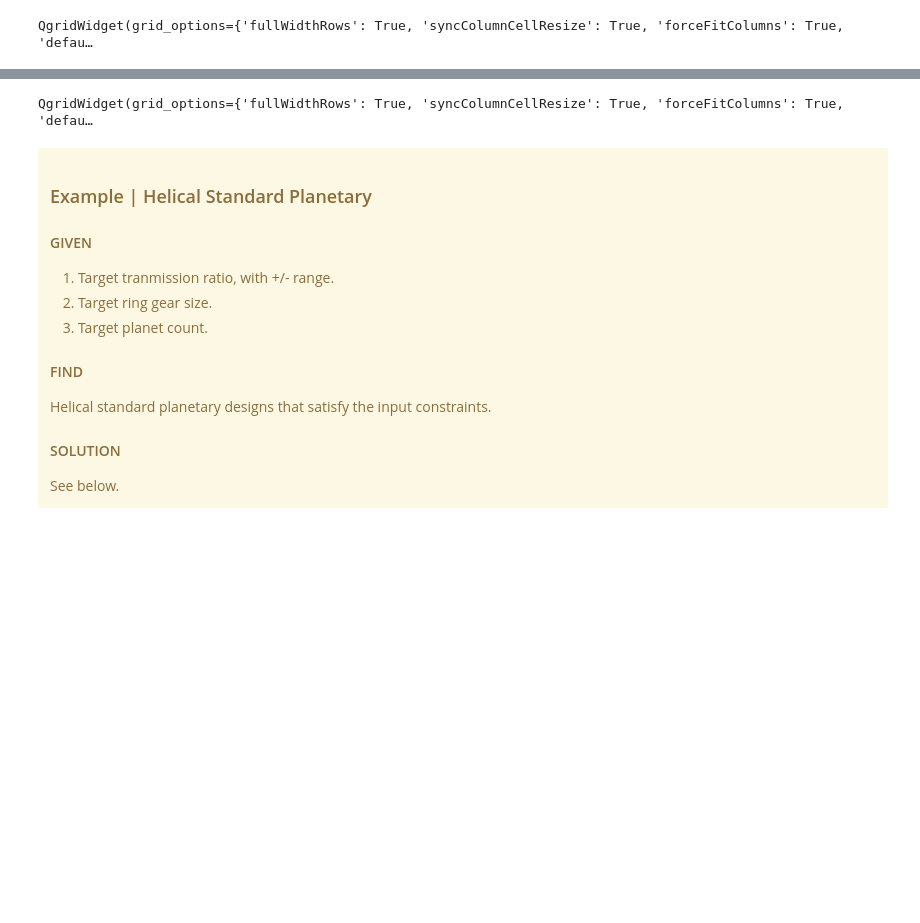
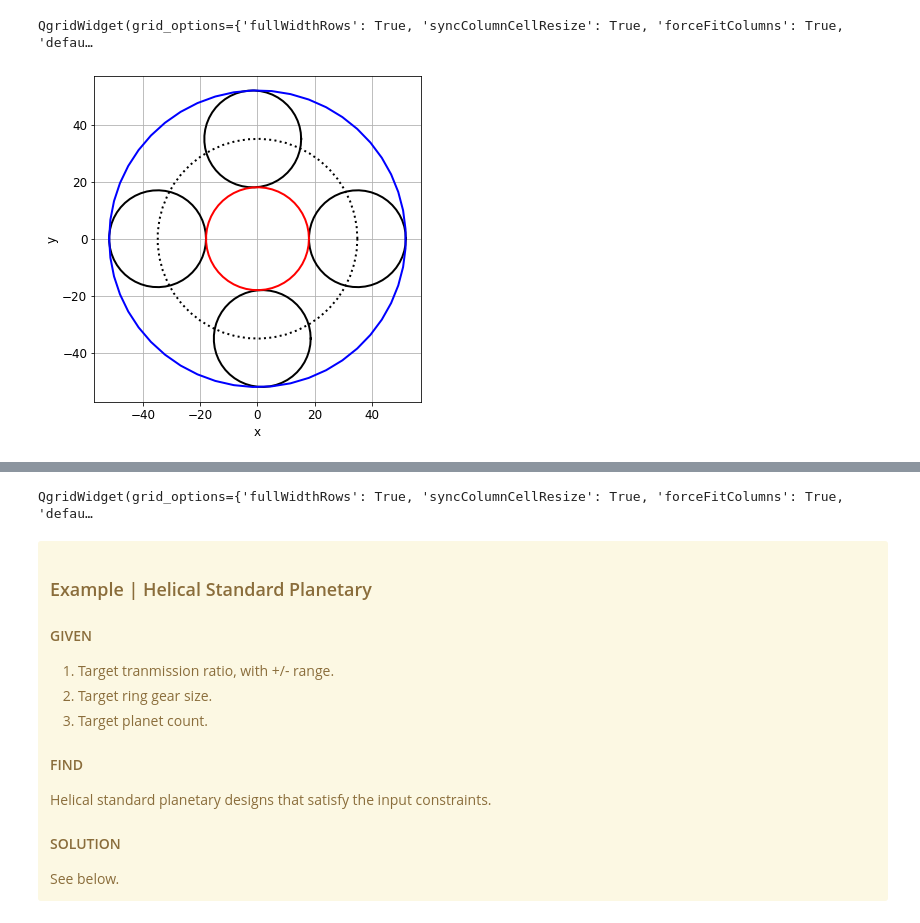
Before and after one commit to drivetrainhub/notebooks-gears, a Jupyter notebook: geometry/Chapter 4 - Planetary Gears.ipynb, the cells around one changed output, grey strips where cells are left out. Saved outputs shown, nothing was run; the diff lists cells and outputs as text; code cells hidden in the pictures; blank space fills up the shorter version.

Commit message:
Progress on planetary gears.

```diff
--- a/geometry/Chapter 4 - Planetary Gears.ipynb
+++ b/geometry/Chapter 4 - Planetary Gears.ipynb
@@ -202,3 +234,8 @@ $$l = 2a\sin\left(\frac{\pi}{N}\right)$$
+# %%
+def get_max_planets(tip_diameter_planet, center_distance):
+    """Compute the maximum number of planets to avoid interference."""
+
+    return floor(pi / (asin(tip_diameter_planet / (2 * center_distance))))
 # %% [markdown]
 #### Meshing Teeth
 
@@ -345,7 +420,7 @@ base_ratio_upper = 1 - ratio_1v_upper
 # TARGET DIAMETERS
 # ----------------
 sun_pitch_dia_target = ring_pitch_dia_target / base_ratio_target
-planet_pitch_dia_target = (abs(ring_pitch_dia_target) - sun_pitch_dia_target) / 2
+planet_pitch_dia_target = reference_planet_size(sun_pitch_dia_target, ring_pitch_dia_target)
 carrier_pitch_dia_target = sun_pitch_dia_target + planet_pitch_dia_target
 center_distance_target = carrier_pitch_dia_target / 2
 
@@ -356,8 +431,8 @@ center_distance_target = carrier_pitch_dia_target / 2
 # where l is the center distance between planets
 # ==> N = pi / (asin(l / (2 * a)) + 2 * pi
 
-tip_diameter_planet = planet_pitch_dia_target  # BE CAREFUL
-number_of_planets_max = floor(pi / (asin(tip_diameter_planet / (2 * center_distance_target))))
+tip_diameter_planet = planet_pitch_dia_target  # CAUTION
+number_of_planets_max = get_max_planets(tip_diameter_planet, center_distance_target)
 number_of_planets = min([n_planets_target, number_of_planets_max])
 
 if n_planets_target > number_of_planets_max:
@@ -388,13 +463,11 @@ for z3 in z3_range:
 
     for z1 in z1_values:
         # determine planet spacing
-        k = (z1 - z3) / number_of_planets
-        is_equally_spaced = isclose(k, round(k))
-        is_diametrally_opposed = isclose(k % 1, 0.5)
+        equal_ticks = get_planet_equal_ticks(z1, z3, number_of_planets)
 
-        if is_equally_spaced:
+        if allows_equally_spaced(equal_ticks):
             spacing = 'E'
-        elif is_diametrally_opposed:
+        elif allows_diametrally_opposed(equal_ticks):
             spacing = 'X'
         else:
             continue
@@ -452,42 +524,77 @@ QgridWidget(grid_options={'fullWidthRows': True, 'syncColumnCellResize': True, '
 # %%
 # PLOT CANDIDATE
 # --------------
-candidate = 6
+candidate_number = 4
 
-# define data
-df_candidate = pd.DataFrame(data=[candidates[candidate-1]], columns=cols_qgrid)
+# candidate attributes
+candidate_row = candidates[candidate_number-1]
+candidate = get_candidate_dict(candidate_row)
+z1 = candidate['z1']
+z3 = candidate['z3']
+N = candidate['N']
+mn = candidate['mn']
+cd = candidate['CD']
+carrier_pcd = 2 * cd
+
+# computed attributes
+d_w1 = z1 * mn
+d_w3 = z3 * mn
+d_w2 = reference_planet_size(d_w1, d_w3)
+
+# define tabular data
+df_candidate = pd.DataFrame(data=[candidate_row], columns=cols_candidate)
 df_candidate = df_candidate.set_index('#')
 
-# define table
+# define table display
 grid_options = {'minVisibleRows': 1, 'maxVisibleRows': 1, 'sortable': False, 'filterable': False}
 qgridwidget = qgrid.show_grid(df_candidate, grid_options=grid_options)
 
-# TODO plot pitch circles and dots for teeth; dropdown to select design candidate?
-print('FOO')
+# initialize plot
 fig = plt.figure(figsize=FIGSIZE)
 ax = fig.add_subplot(1, 1, 1)
 
+# carrier pitch circle
+x, y = planetary.circle_curve(carrier_pcd / 2)
+ax.plot(x, y, 'k:', linewidth=2)
+
+# planet spacing
+tick_angle = get_planet_tick_angle(z1, z3)
+equal_ticks = get_planet_equal_ticks(z1, z3, N)  # k
+equal_angle = 2 * pi / number_of_planets
+is_dia_opp = is_candidate_diametrally_opposed(candidate)
+
+if is_dia_opp:
+    phi1 = 0
+    phi2 = equal_angle + tick_angle / 2
+    planet_angles = [phi1, phi2, phi1 + pi, phi2 + pi]
+else:
+    planet_angles = [equal_angle * i for i in range(number_of_planets)]
+
+# planet pitch diameters
+for i in range(number_of_planets):
+    xc, yc = planetary.polar_to_cartesian(cd, planet_angles[i])
+    x, y = planetary.circle_curve(d_w2 / 2, x_center=xc, y_center=yc)
+    ax.plot(x, y, 'k', linewidth=2)
+
 # ring pitch diameter
-x, y = planetary.circle_curve(radius_base)
-ax.plot(x, y, '--')
+x, y = planetary.circle_curve(d_w3 / 2)
+ax.plot(x, y, 'b', linewidth=2)
 
 # sun pitch diameter
-x, y = planetary.circle_curve(radius_base)
-ax.plot(x, y, '-', linewidth=2.5)
-
-# TODO planet pitch diameters
+x, y = planetary.circle_curve(d_w1 / 2)
+ax.plot(x, y, 'r', linewidth=2)
 
 # plot format
 ax.set_aspect('equal')
-plt.ylim(-r_max, r_max)
-plt.xlim(-r_max, r_max)
 plt.xlabel('x')
 plt.ylabel('y')
-# FIXME legend
-# plt.legend(['base circle', 'involute curve'])
 plt.grid()
 plt.show()
 
-# display table
+# display planet angles
+print('PLANET ANGLES:', [round(degrees(phi), 6) for phi in planet_angles])
+
+# display candidate table
 qgridwidget
 # %% [output]
+[figure, added]
```
Also changed, not shown: parts of 12 cells of this notebook, 3 other files.
